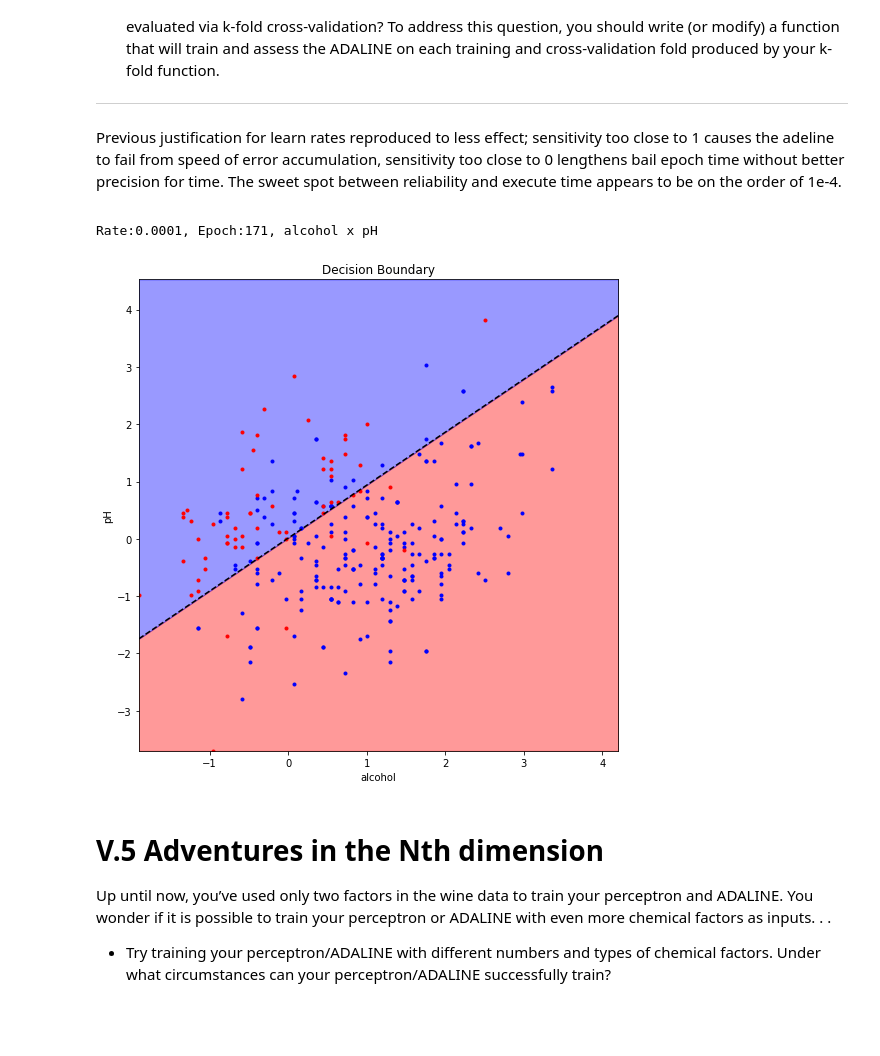
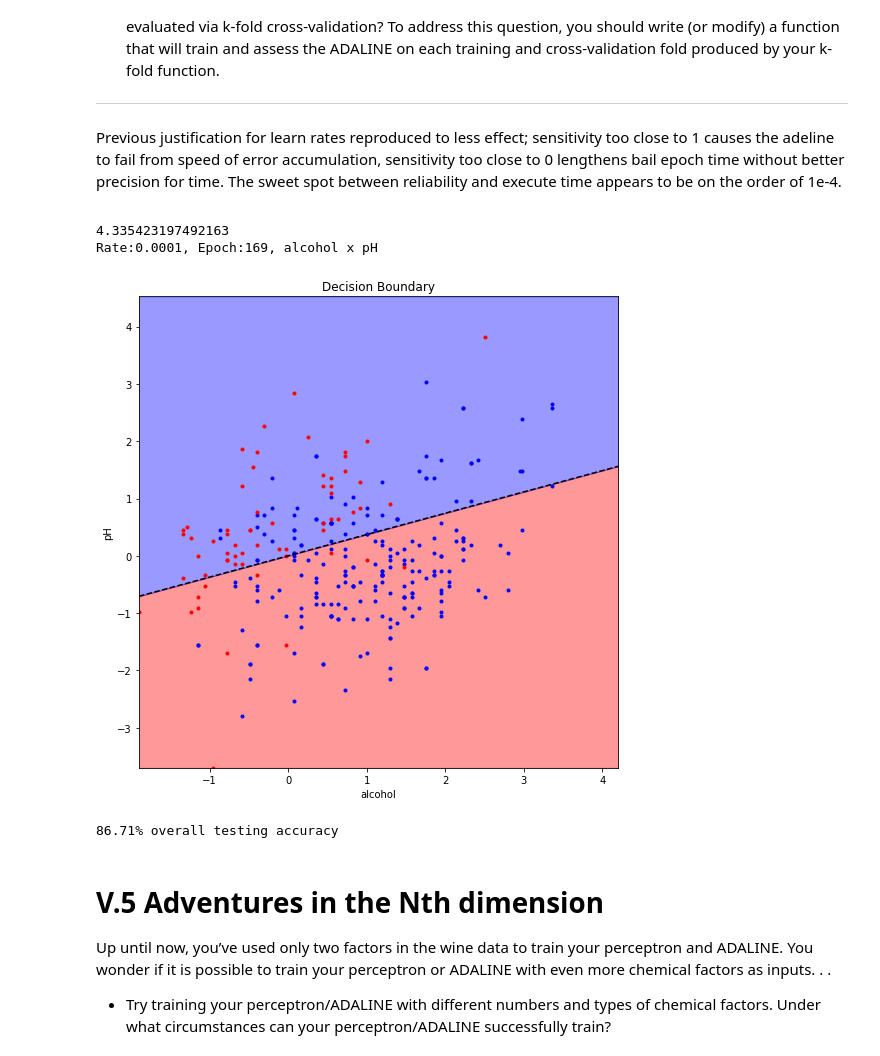
Before and after one commit to DamianDominoDavis/sommalier, a Jupyter notebook: sommalier.ipynb, the cells around one changed output. Cells and saved outputs as stored; diff of their text form; code cells hidden in the pictures; blank space fills up the shorter version.

```diff
--- a/sommalier.ipynb
+++ b/sommalier.ipynb
@@ -331,6 +355,8 @@ on each training and cross-validation fold produced by your k-fold function.</li
 # %%
 ''' define errors? did you run the Adeline class code cell? '''
 
+
+''' convenience fetch scaled wine data; optional quality filters '''
 def data(good=None, bad=None):
     url = 'https://raw.githubusercontent.com/DamianDominoDavis/sommalier/master/winequality-red.csv'
     df = pd.read_csv(url, sep=';')
@@ -340,11 +366,19 @@ def data(good=None, bad=None):
         df = df[df['quality'] >= good | df['quality'] <= bad]
     return df
 
+''' returns a tuple of dataframes, the second subtracted from the first, '''
+''' respectively (1-perc_held) and perc_held times input dataframe in length '''
 def holdout(perc_held, shuffle=True):
     df = data() if not shuffle else data().sample(frac=1)
     mask = [bool(x < perc_held*len(df)) for x in range(len(df))]
     return df[[not m for m in mask]], df[mask]
 
+''' returns a k-long list of equally-sized non-overlapping training,holdout dataframe tuples '''
+''' output makes up (N - N%k) rows of the input set, at least (k-1)/k percent coverage. '''
+''' (it means low values of k are going to be unreliable, be careful.) '''
+
+''' note to self: precache N-N//k as budget;'''
+''' rotate mask an extra randrange(0,budget) per rotation and tick down budget as we go '''
 def kfold(k=5, shuffle=True):
     df = data() if not shuffle else data().sample(frac=1)
     width = len(df)//k
@@ -356,13 +390,19 @@ def kfold(k=5, shuffle=True):
         mask = mask[width:] + mask[:width]
     return list(zip(trains, holds))
 
+''' note to self: here's a good spot for odd-man-out validation or wetf it's called '''
+
 def kreport(story, data, good_thresh, bad_thresh, c, epoch=-1, save_plot=False):
-    tup = story[epoch if 0 <= epoch <= story[-1][0] else -1]
     data = data[c+['quality']]
     good, bad = data[data['quality']>=good_thresh], data[data['quality']<=bad_thresh]
+    tup = story[epoch if 0 <= epoch <= story[-1][0] else -1]
+    w2, w1 = tup[2]
+    b = tup[1]
+    slope = -w1/w2
+    intercept = -b/w2
     x = [xmin, xmax] = [min(data[c[0]].values), max(data[c[0]].values)]
     y = [ymin, ymax] = [min(data[c[1]].values), max(data[c[1]].values)]
-    k = [-(tup[3]/tup[2][1]) * (tup[3]/tup[2][0]) * xi + tup[3] for xi in x]
+    k = [slope*xi + intercept for xi in x]
 
     fig = plt.figure(figsize=[7.5, 7.5])
     cx = fig.subplots(1, 1)
@@ -370,41 +410,46 @@ def kreport(story, data, good_thresh, bad_thresh, c, epoch=-1, save_plot=False):
     cx.set_xlabel(c[0])
     cx.set_ylabel(c[1])
     cx.axis([xmin, xmax, ymin, ymax])
     cx.plot(good[c[0]], good[c[1]], 'b.')
     cx.plot(bad[[c[0]]], bad[c[1]], 'r.')
     cx.plot(x, k, "k--")
-    cx.fill_between(x, k, ymin, where= k<ymax, color="red", alpha=.4)
-    cx.fill_between(x, k, ymax, where= k<ymax, color="blue", alpha=.4)
+    cx.fill_between(x, k, ymin, color="red", alpha=.4)
+    cx.fill_between(x, k, ymax, color="blue", alpha=.4)
     plt.tight_layout()
     plt.show() if not save_plot else plt.savefig('fig.png')
 
 def ktrain(df, lrate, good, bad, columns):
     big_weight = [0] * len(columns)
     big_bias = 0
     big_error = 0
     for t,h in df:
         X, y = t[columns].values, t['quality'].values
         ada = Adaline(lrate)
         ada.fit(X, y)
         X, y = h[columns].values, h['quality'].values
-        ''' RIGHT HERE THIS IS WHERE THE PREDICT STEP IS MISSING; NEXT LINE IS WRONG'''
-        big_error += ada.story[-1][1]
+        ''' RIGHT HERE THIS IS WHERE THE PREDICT STEP IS BROKEN '''
+        big_error += ada.evaluate_accuracy(X, h_step_fun(y,good))
         big_bias += ada.w[0]
         big_weight = [big_weight[i] + ada.w[i+1] for i in range(len(big_weight))]
 
     big_bias /= len(df)
     big_weight = [w/len(df) for w in big_weight]
+    print(big_error)
     big_error /= len(df)
     print("Rate:{}, Epoch:{}, {}".format(lrate, ada.story[-1][0], ' x '.join(columns)))
     for c2 in range(len(columns)):
         for c1 in range(c2):
-            # kreport([(0,0,big_weight,big_bias,big_error)], data(), 8,3, columns)
             kreport([(0,0,big_weight,big_bias,big_error)], data(), good,bad, columns)
+    ada.w = [big_bias] + big_weight
+    print('{:5.2f}% overall testing accuracy'.format(100*big_error))
 
-ktrain(kfold(), 0.0001, 7, 4, ['alcohol','pH'])
+ada = ktrain(kfold(), 0.0001, 7, 4, ['alcohol','pH'])
+print()
 # %% [output]
-Rate:0.0001, Epoch:171, alcohol x pH
+4.335423197492163
+Rate:0.0001, Epoch:169, alcohol x pH
-[figure, old version]
+[figure, new version]
+86.71% overall testing accuracy
 # %% [markdown]
 # V.5 Adventures in the Nth dimension
 Up until now, you’ve used only two factors in the wine data to train your perceptron and ADALINE. You wonder if it is possible to train your perceptron or ADALINE with even more chemical factors as inputs. . .
```
Also changed, not shown: parts of 4 cells of this notebook.
